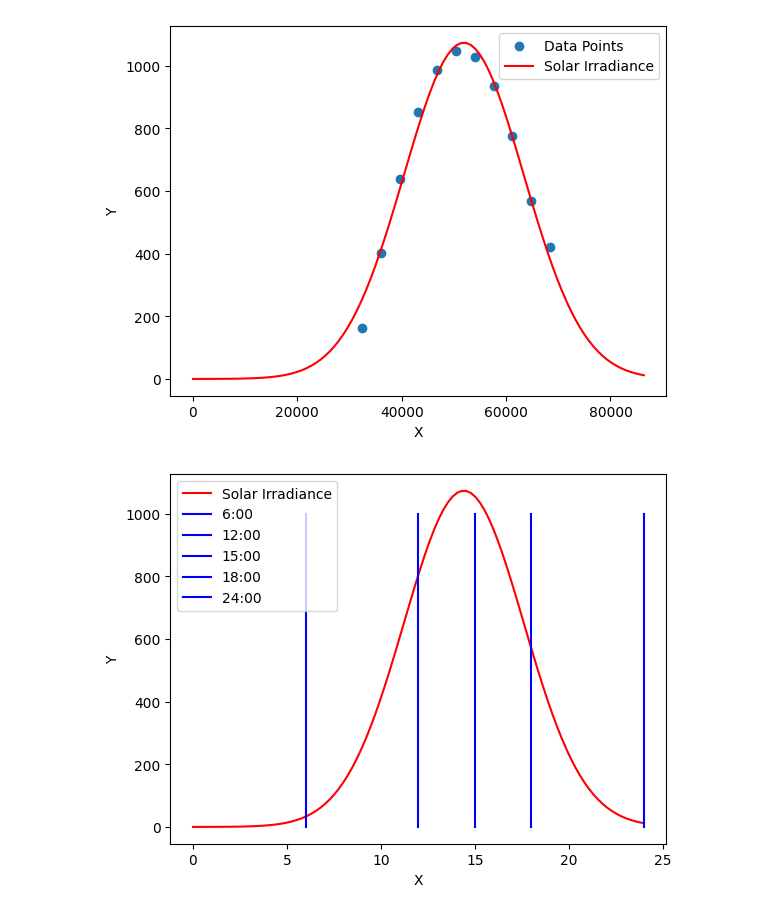
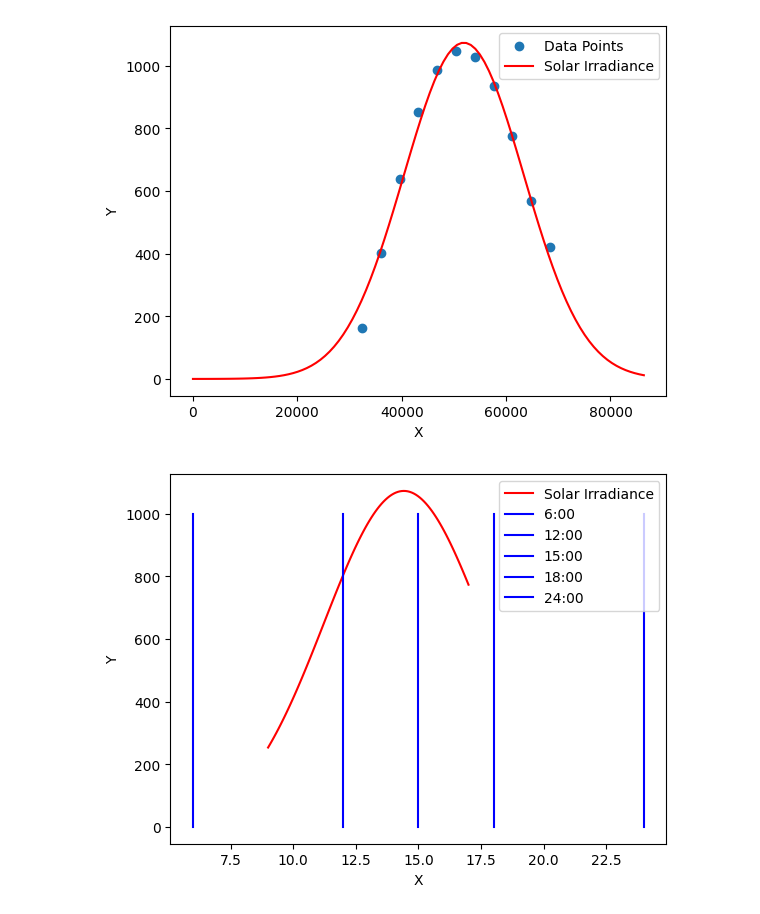
Before and after one commit to bytefoot/AgnirathTimeOptim, a Jupyter notebook: data/scripts/solar_emulator_nb.ipynb, the cells around one changed output. Drawn from its saved outputs; the diff is of its cells as text; code cells hidden in the pictures.

```diff
--- a/data/scripts/solar_emulator_nb.ipynb
+++ b/data/scripts/solar_emulator_nb.ipynb
@@ -94,15 +94,16 @@ plt.show()
 [figure]
 # %%
 # Generate fitted curve data
-x_plt = np.linspace(0, 24, 100)
+x_plt = np.linspace(9, 12+5, 100)
 y_plt = solar_irradiance_hrly(x_plt)
 
 plt.plot(x_plt, y_plt, label='Solar Irradiance', color='red')
 for i in (6, 12, 15, 18, 24):
     plt.plot([i, ]*6, [0, 200, 400, 600, 800, 1000], label=str(i)+":00", color='blue')
+# plt.scatter(x_data, y_data, label='Data Points')
 plt.xlabel('X')
 plt.ylabel('Y')
 plt.legend()
 plt.show()
 # %% [output]
-[figure, old version]
+[figure, new version]
```
Also changed, not shown: 7 other files.
